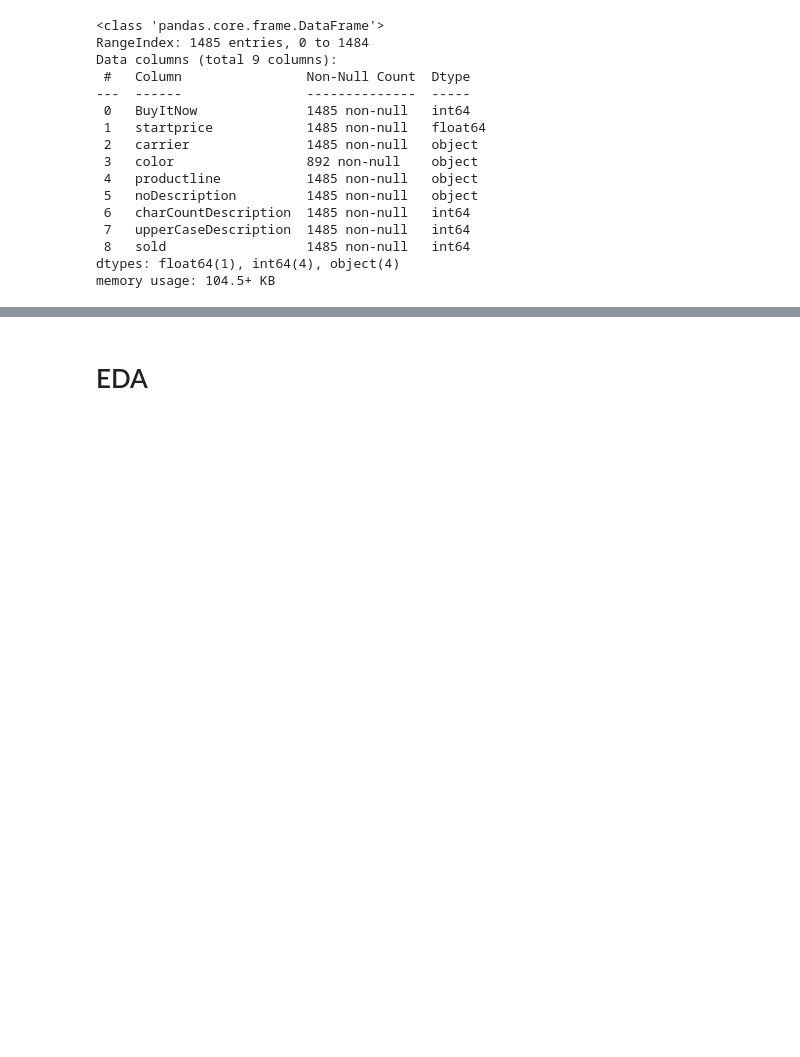
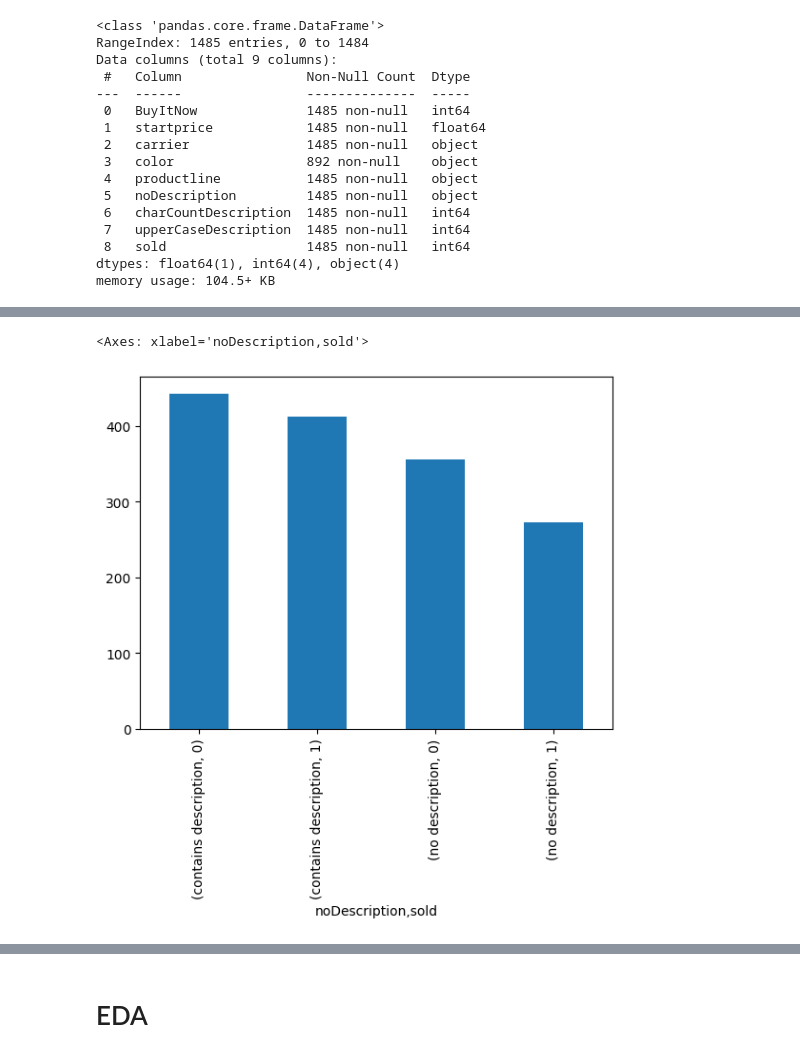
Before and after one commit to haezeong/fintech_service, a Jupyter notebook: 06_machine_learning/05_데이터분석 연습_이베이휴대폰_판매데이터예측_의사결정나무.ipynb, the cells around one changed output, grey strips where cells are left out. Saved outputs shown, nothing was run; the diff lists cells and outputs as text; code cells hidden in the pictures; blank space fills up the shorter version.

```diff
--- a/06_machine_learning/05_데이터분석 연습_이베이휴대폰_판매데이터예측_의사결정나무.ipynb
+++ b/06_machine_learning/05_데이터분석 연습_이베이휴대폰_판매데이터예측_의사결정나무.ipynb
@@ -121,0 +445,5 @@ data.describe()
+# %%
+data[['noDescription', 'sold']].groupby('noDescription').value_counts(sort=False).plot(kind='bar')
+# %% [output]
+<Axes: xlabel='noDescription,sold'>
+[figure, added]
```
Also changed, not shown: parts of 89 cells of this notebook.
